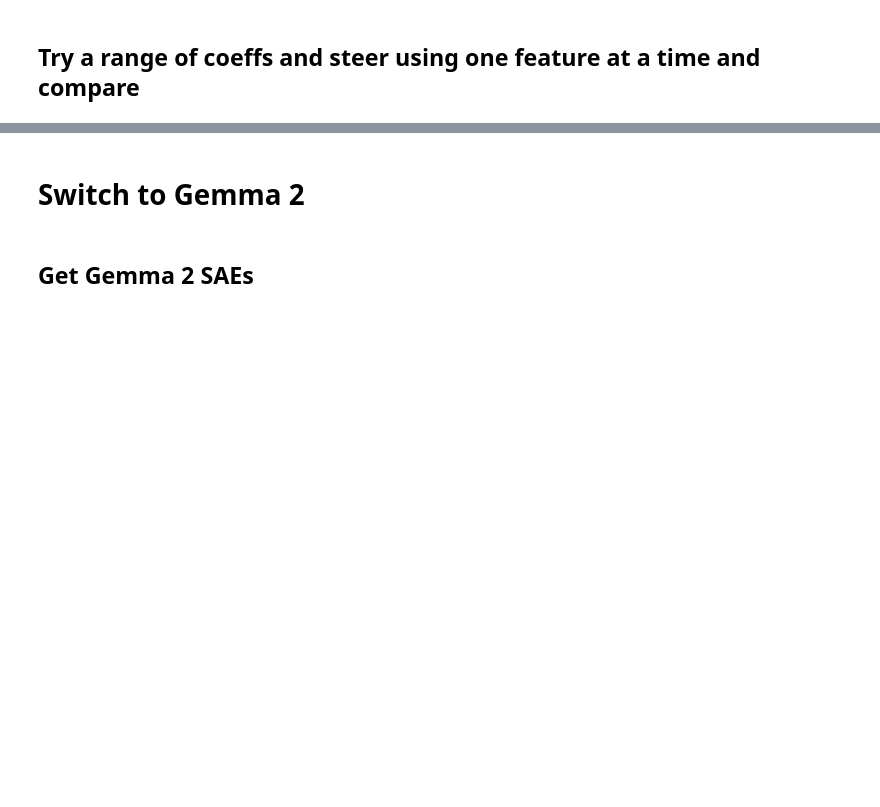
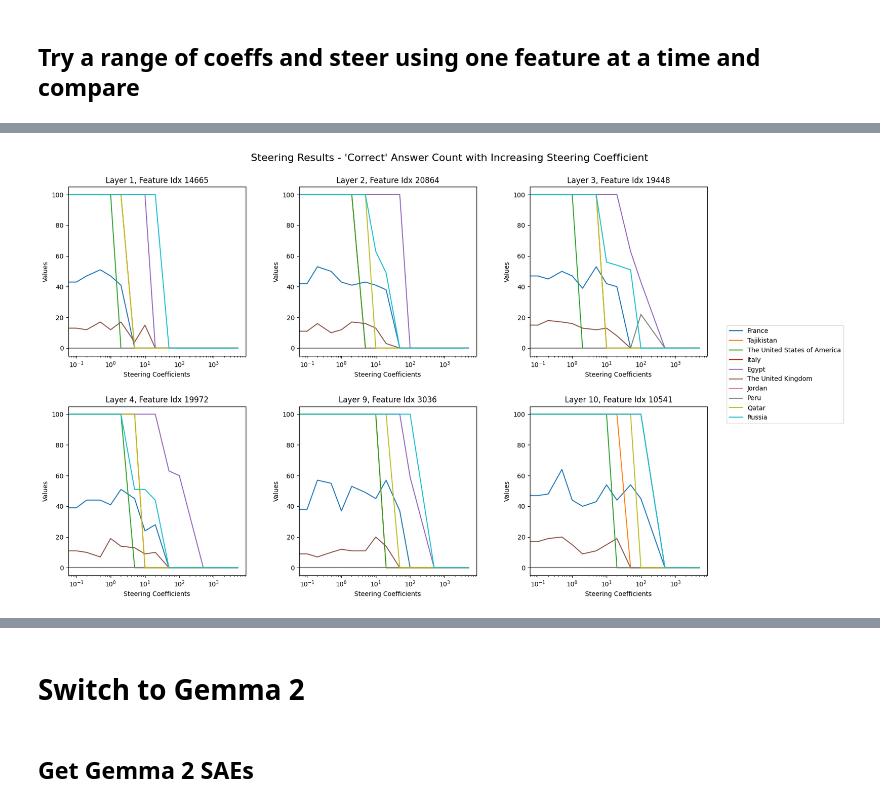
Before and after one commit to Matthew-Jennings/mats-winter-2024, a Jupyter notebook: application/application.ipynb, the cells around one changed output, grey strips where cells are left out. Drawn from its saved outputs; the diff is of its cells as text; code cells hidden in the pictures; blank space fills up the shorter version.

Commit message:
graphs

```diff
--- a/application/application.ipynb
+++ b/application/application.ipynb
@@ -581,0 +765,11 @@ pprint(data)
+# %%
+print(f"Coeffs: {coeffs}")
+for i, key in enumerate(steering_vectors_positions_by_layer.keys()):
+    print(f"\nLayer {key}")
+    print(f"Feature Index:\t\t{steering_vectors_positions_by_layer[key]['idx']}")
+    print(f"Feature Act Val:\t{steering_vectors_positions_by_layer[key]['val']}")
+    print(f"Feature Explanation:\t{steering_vectors_positions_by_layer[key]['expl']}")
+    print("Correct counts:")
+    pprint(correct_counts_all[i])
+    print("Steering counts:")
+    pprint(steering_counts_all[i])
@@ -581,0 +794,43 @@ pprint(data)
+# %%
+import numpy as np
+import matplotlib.pyplot as plt
+
+
+def create_steering_plot(counts, steering_coeffs, suptitle, subplot_titles):
+    fig, axs = plt.subplots(2, 3, figsize=(18, 10))
+    fig.suptitle(suptitle, fontsize=16)
+    axs_flat = axs.flatten()
+
+    num_pairs = counts.shape[2]
+    for i, ax in enumerate(axs_flat):
+        counts_layer = counts[i]
+
+        for j in range(num_pairs):
+            ax.plot(
+                steering_coeffs, counts_layer[:, j], label=landmark_country_pairs[j][1]
+            )
+            ax.set_xscale("log")
+            ax.set_xlabel("Steering Coefficients")
+            ax.set_ylabel("Values")
+            ax.set_title(subplot_titles[i])
+
+    handles, labels = axs_flat[-1].get_legend_handles_labels()
+    fig.legend(handles, labels, loc="center right", bbox_to_anchor=(0.98, 0.5), ncol=1)
+    # fig.legend(axs_flat, labels=, loc="right", bbox_to_anchor=(0.91, 0.5))
+
+    plt.tight_layout(rect=[0, 0, 0.82, 0.98])
+    plt.subplots_adjust(wspace=0.3, hspace=0.3)
+    plt.show()
+
+
+create_steering_plot(
+    counts=correct_counts_all,
+    steering_coeffs=coeffs,
+    suptitle="Steering Results - 'Correct' Answer Count with Increasing Steering Coefficient",
+    subplot_titles=[
+        f"Layer {k}, Feature Idx {svp['idx']}"
+        for k, svp in steering_vectors_positions_by_layer.items()
+    ],
+)
+# %% [output]
+[figure, added]
```
Also changed, not shown: parts of 14 cells of this notebook.
